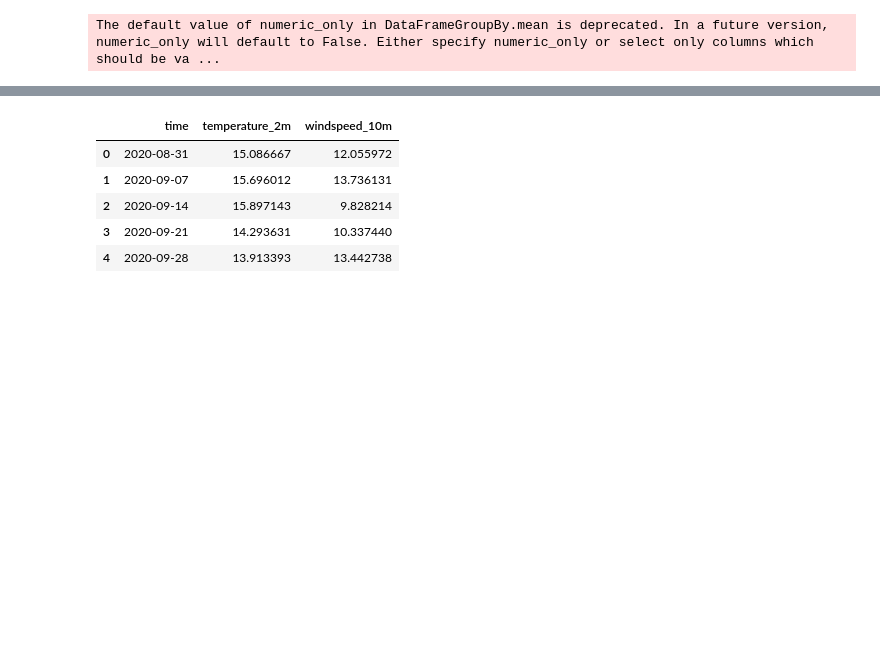
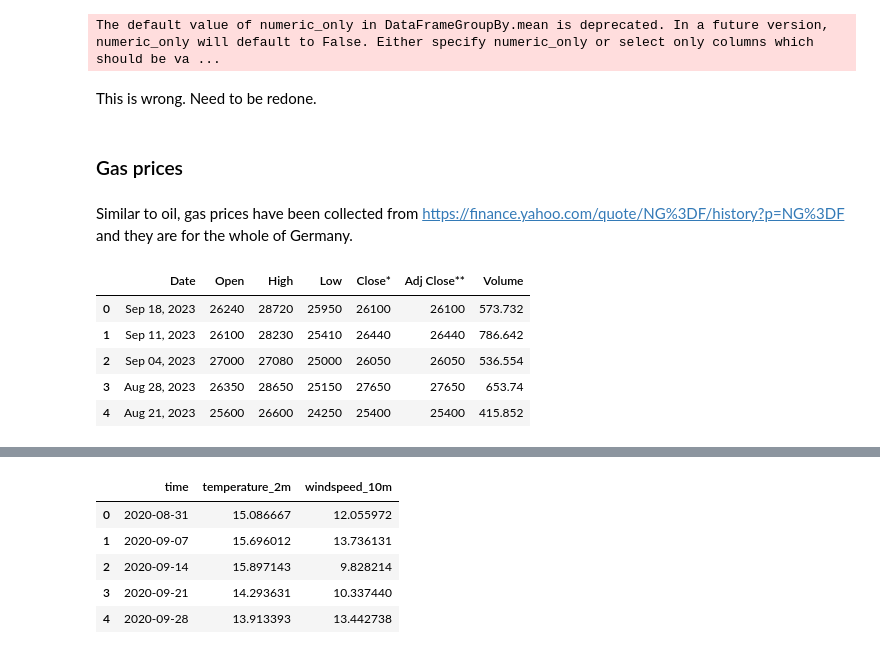
Before and after one commit to surajkarak/KIPA_DigiTrans, a Jupyter notebook: KIPA Project_DigiTrans.ipynb, the cells around one changed output, grey strips where cells are left out. Drawn from its saved outputs; the diff is of its cells as text; code cells hidden in the pictures; blank space fills up the shorter version.

```diff
--- a/KIPA Project_DigiTrans.ipynb
+++ b/KIPA Project_DigiTrans.ipynb
@@ -619,3 +611,19 @@ fig = go.Figure(data=data_traces_wPreis + data_traces_Spotmarktpreis, layout=lay
 fig.show()
 # %% [output]
 The default value of numeric_only in DataFrameGroupBy.mean is deprecated. In a future version, numeric_only will default to False. Either specify numeric_only or select only columns which should be va ...
+# %% [markdown]
+This is wrong. Need to be redone.
+# %% [markdown]
+### Gas prices
+# %% [markdown]
+Similar to oil, gas prices have been collected from https://finance.yahoo.com/quote/NG%3DF/history?p=NG%3DF and they are for the whole of Germany.
+# %%
+gas = pd.read_excel('gas.xlsx')
+gas.head()
+# %% [output]
+|  | Date | Open | High | Low | Close* | Adj Close** | Volume |
+| 0 | Sep 18, 2023 | 26240 | 28720 | 25950 | 26100 | 26100 | 573.732 |
+| 1 | Sep 11, 2023 | 26100 | 28230 | 25410 | 26440 | 26440 | 786.642 |
+| 2 | Sep 04, 2023 | 27000 | 27080 | 25000 | 26050 | 26050 | 536.554 |
+| 3 | Aug 28, 2023 | 26350 | 28650 | 25150 | 27650 | 27650 | 653.74 |
+| 4 | Aug 21, 2023 | 25600 | 26600 | 24250 | 25400 | 25400 | 415.852 |
```
Also changed, not shown: parts of 35 cells of this notebook.
